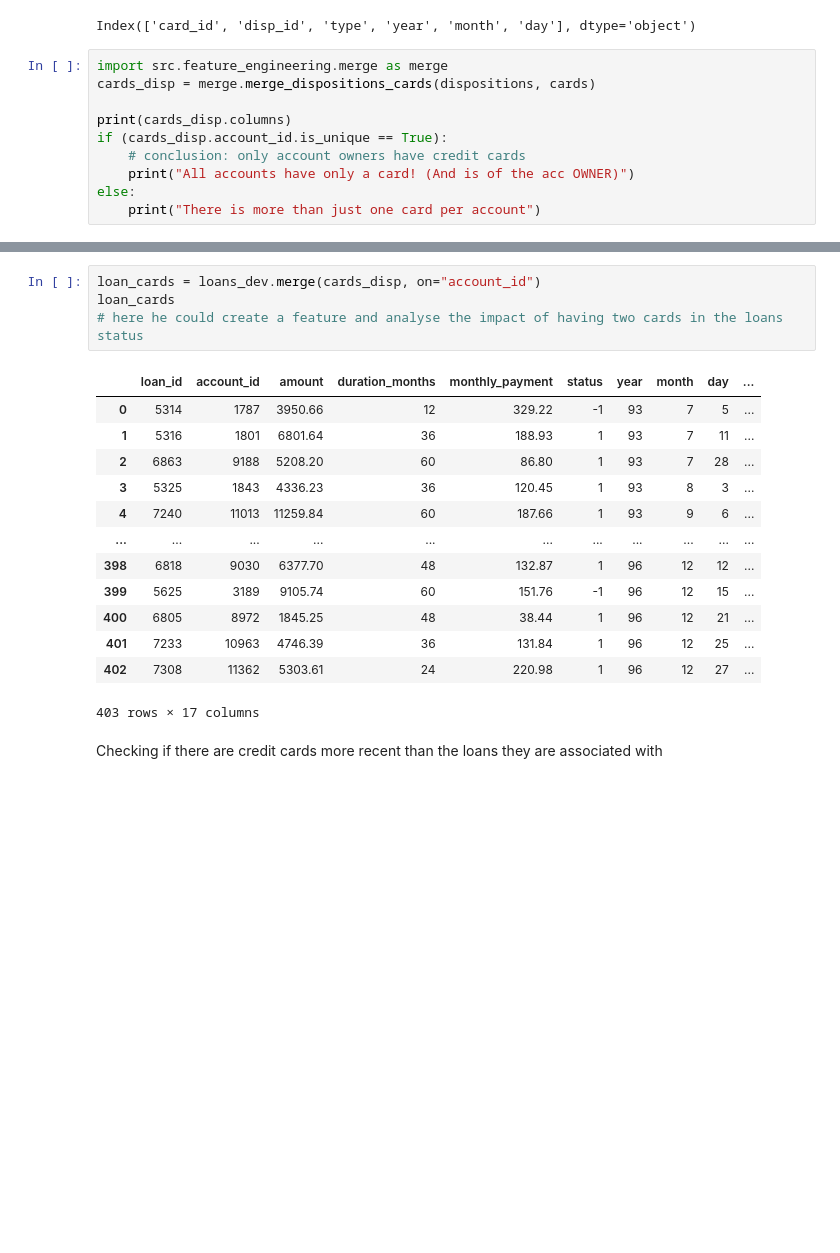
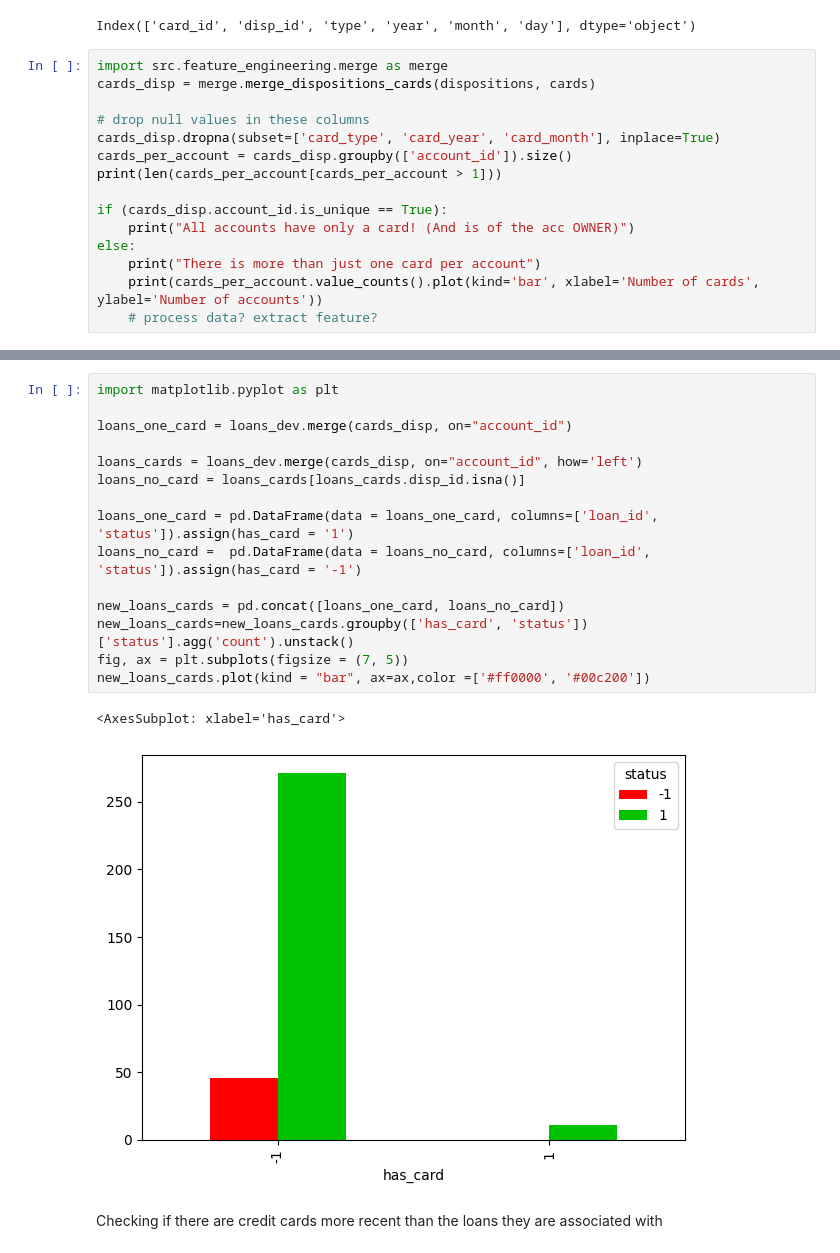
Before and after one commit to bdmendes/feup-ac-banking, a Jupyter notebook: stats.ipynb, the cells around one changed output, grey strips where cells are left out. Cells and saved outputs as stored; diff of their text form; blank space fills up the shorter version.

Commit message:
Plot frequency of accounts with one card or without card per status

```diff
--- a/stats.ipynb
+++ b/stats.ipynb
@@ -330,10 +330,15 @@ Index(['card_id', 'disp_id', 'type', 'year', 'month', 'day'], dtype='object')
 import src.feature_engineering.merge as merge
 cards_disp = merge.merge_dispositions_cards(dispositions, cards)
 
-print(cards_disp.columns)
+# drop null values in these columns
+cards_disp.dropna(subset=['card_type', 'card_year', 'card_month'], inplace=True)
+cards_per_account = cards_disp.groupby(['account_id']).size()
+print(len(cards_per_account[cards_per_account > 1]))
+
 if (cards_disp.account_id.is_unique == True):
-    # conclusion: only account owners have credit cards
     print("All accounts have only a card! (And is of the acc OWNER)")
 else:
     print("There is more than just one card per account")
+    print(cards_per_account.value_counts().plot(kind='bar', xlabel='Number of cards', ylabel='Number of accounts'))
+    # process data? extract feature?
 # %% [output]
@@ -356,21 +347,21 @@ AxesSubplot(0.125,0.11;0.775x0.77)
-# %%
-loan_cards = loans_dev.merge(cards_disp, on="account_id")
-loan_cards
-# here he could create a feature and analyse the impact of having two cards in the loans status
-# %% [output]
-|  | loan_id | account_id | amount | duration_months | monthly_payment | status | year | month | day | ... |
-| 0 | 5314 | 1787 | 3950.66 | 12 | 329.22 | -1 | 93 | 7 | 5 | ... |
-| 1 | 5316 | 1801 | 6801.64 | 36 | 188.93 | 1 | 93 | 7 | 11 | ... |
-| 2 | 6863 | 9188 | 5208.20 | 60 | 86.80 | 1 | 93 | 7 | 28 | ... |
-| 3 | 5325 | 1843 | 4336.23 | 36 | 120.45 | 1 | 93 | 8 | 3 | ... |
-| 4 | 7240 | 11013 | 11259.84 | 60 | 187.66 | 1 | 93 | 9 | 6 | ... |
-| ... | ... | ... | ... | ... | ... | ... | ... | ... | ... | ... |
-| 398 | 6818 | 9030 | 6377.70 | 48 | 132.87 | 1 | 96 | 12 | 12 | ... |
-| 399 | 5625 | 3189 | 9105.74 | 60 | 151.76 | -1 | 96 | 12 | 15 | ... |
-| 400 | 6805 | 8972 | 1845.25 | 48 | 38.44 | 1 | 96 | 12 | 21 | ... |
-| 401 | 7233 | 10963 | 4746.39 | 36 | 131.84 | 1 | 96 | 12 | 25 | ... |
-| 402 | 7308 | 11362 | 5303.61 | 24 | 220.98 | 1 | 96 | 12 | 27 | ... |
-403 rows × 17 columns
+# %%
+import matplotlib.pyplot as plt
+
+loans_one_card = loans_dev.merge(cards_disp, on="account_id")
+
+loans_cards = loans_dev.merge(cards_disp, on="account_id", how='left')
+loans_no_card = loans_cards[loans_cards.disp_id.isna()]
+
+loans_one_card = pd.DataFrame(data = loans_one_card, columns=['loan_id', 'status']).assign(has_card = '1')
+loans_no_card =  pd.DataFrame(data = loans_no_card, columns=['loan_id', 'status']).assign(has_card = '-1')
+
+new_loans_cards = pd.concat([loans_one_card, loans_no_card])
+new_loans_cards=new_loans_cards.groupby(['has_card', 'status'])['status'].agg('count').unstack()
+fig, ax = plt.subplots(figsize = (7, 5))
+new_loans_cards.plot(kind = "bar", ax=ax,color =['#ff0000', '#00c200'])
+# %% [output]
+<AxesSubplot: xlabel='has_card'>
+[figure, added]
 # %% [markdown]
 Checking if there are credit cards more recent than the loans they are associated with
 # %%
```
Also changed, not shown: parts of 4 cells of this notebook.
